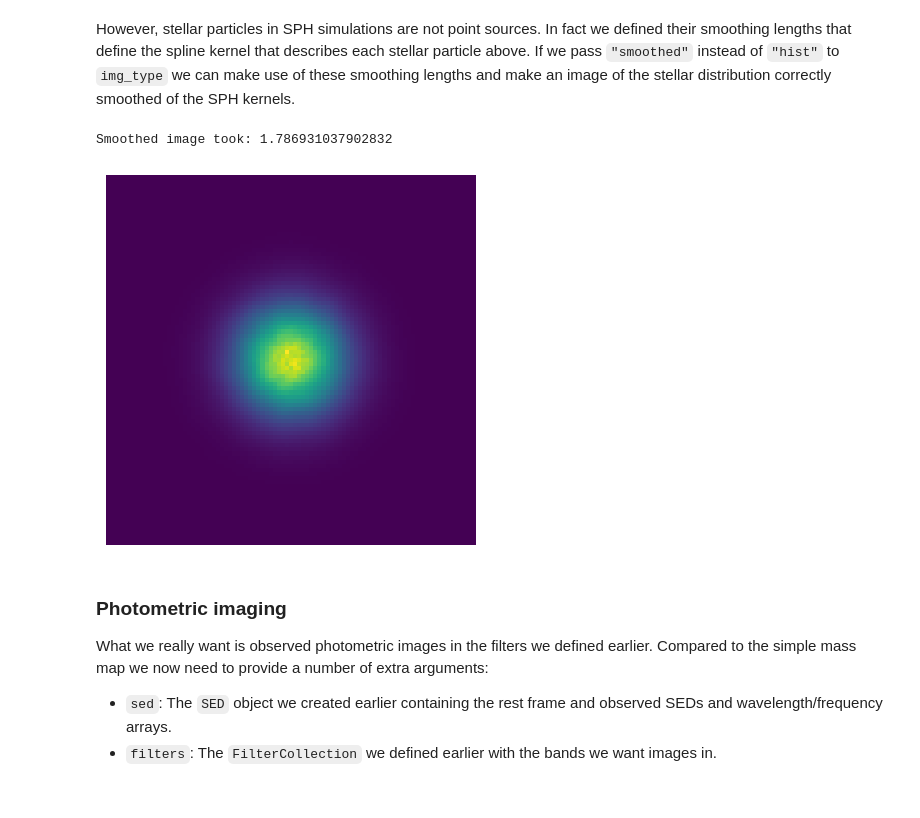
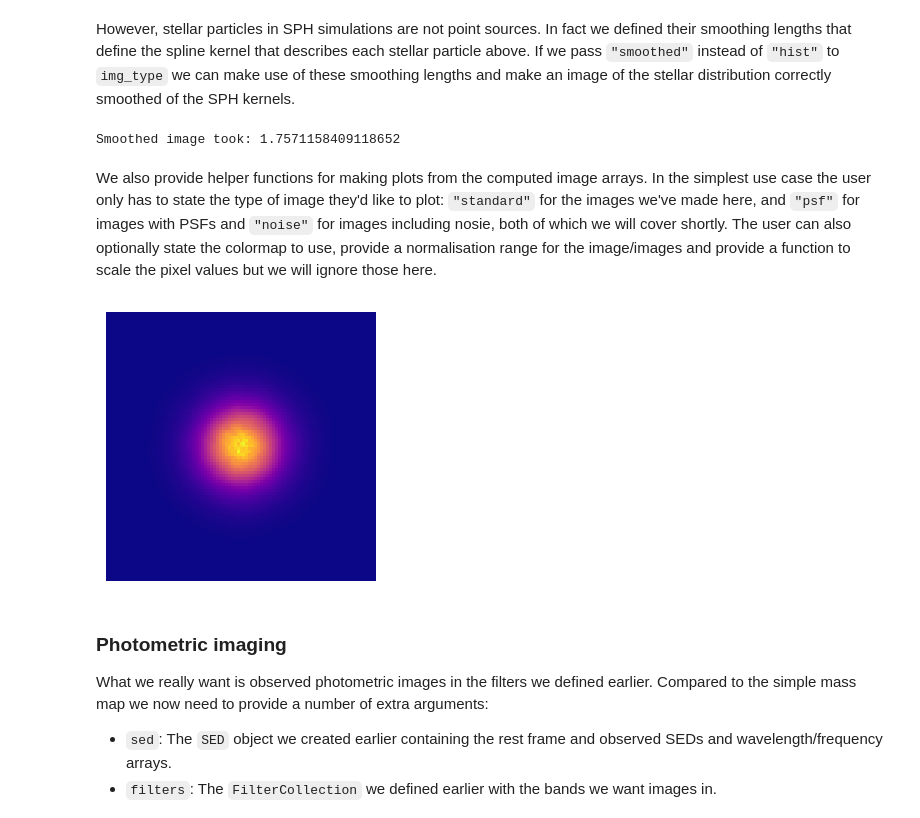
Before and after one commit to WillJRoper/synthesizer-history_change, a Jupyter notebook: docs/source/imaging/particle_imaging.ipynb, the cells around one changed output. Cells and saved outputs as stored; diff of their text form; code cells hidden in the pictures.

Commit message:
Encorporated the plotting helper function into the imaging docs

```diff
--- a/docs/source/imaging/particle_imaging.ipynb
+++ b/docs/source/imaging/particle_imaging.ipynb
@@ -192,29 +192,28 @@ plt.close(fig)
 [figure]
 # %% [markdown]
 However, stellar particles in SPH simulations are not point sources. In fact we defined their smoothing lengths that define the spline kernel that describes each stellar particle above. If we pass `"smoothed"` instead of `"hist"` to `img_type` we can make use of these smoothing lengths and make an image of the stellar distribution correctly smoothed of the SPH kernels.
+# %%
+img_start = time.time()
+
+# Get the image
+mass_smooth_img = galaxy.make_image(
+    resolution,
+    fov=width,
+    img_type="smoothed",
+    pixel_values=stars.current_masses,
+)
+
+print("Smoothed image took:", time.time() - img_start)
+# %% [output]
+Smoothed image took: 1.7571158409118652
+# %% [markdown]
+We also provide helper functions for making plots from the computed image arrays. In the simplest use case the user only has to state the type of image they'd like to plot: `"standard"` for the images we've made here, and `"psf"` for images with PSFs and `"noise"` for images including nosie, both of which we will cover shortly. The user can also optionally state the colormap to use, provide a normalisation range for the image/images and provide a function to scale the pixel values but we will ignore those here.
 # %%
-img_start = time.time()
-
-# Get the image
-mass_smooth_img = galaxy.make_image(
-    resolution,
-    fov=width,
-    img_type="smoothed",
-    pixel_values=stars.current_masses,
-)
-
-print("Smoothed image took:", time.time() - img_start)
-
 # Plot what we've made
-fig = plt.figure()
-ax = fig.add_subplot(111)
-ax.imshow(mass_smooth_img.img)
-ax.axis(False)
-plt.show()
+fig, ax = mass_smooth_img.plot_image(img_type="standard", show=True, cmap="plasma")
 plt.close(fig)
 # %% [output]
-Smoothed image took: 1.786931037902832
-[figure, old version]
+[figure, new version]
 # %% [markdown]
 ### Photometric imaging
 
```
Also changed, not shown: parts of 12 cells of this notebook.
